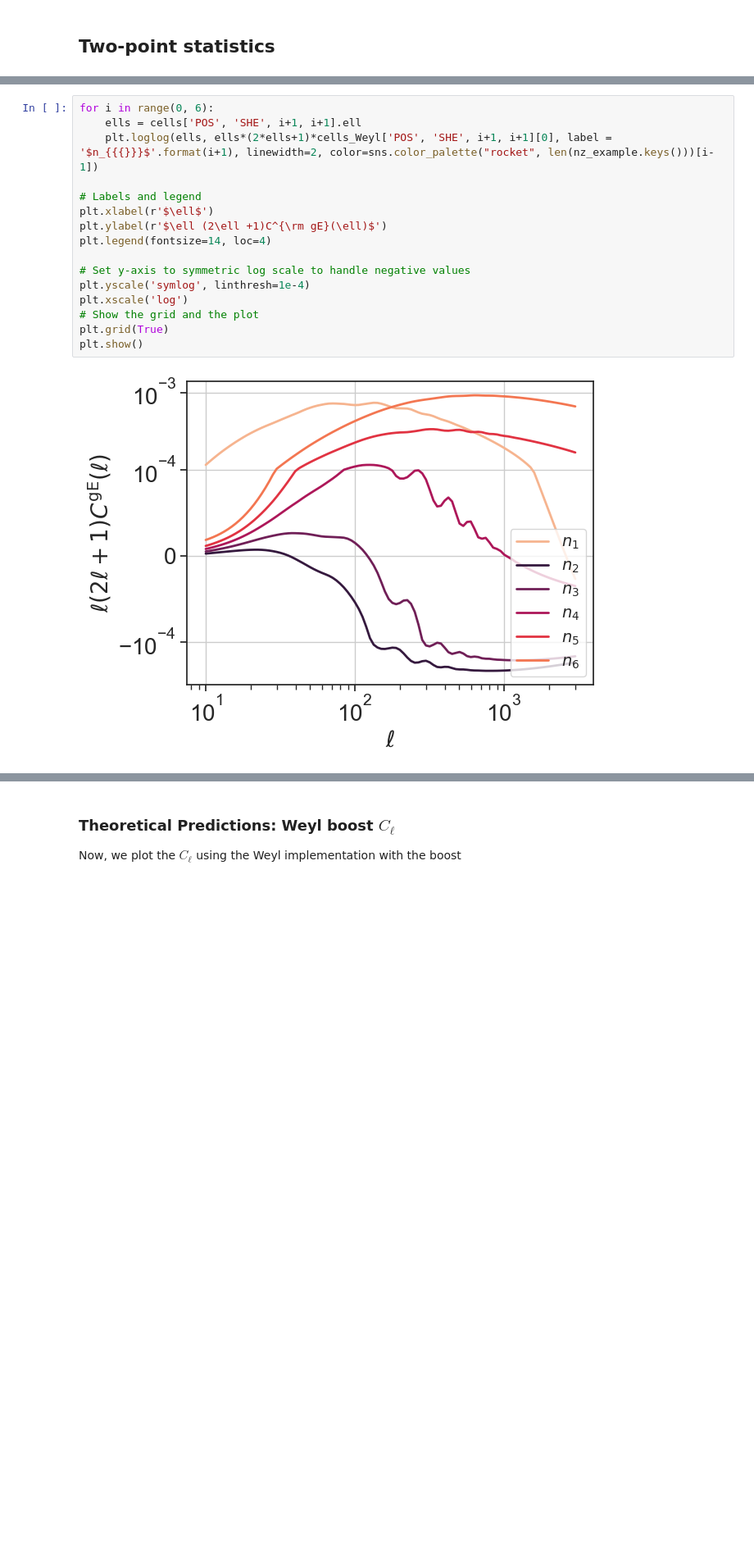
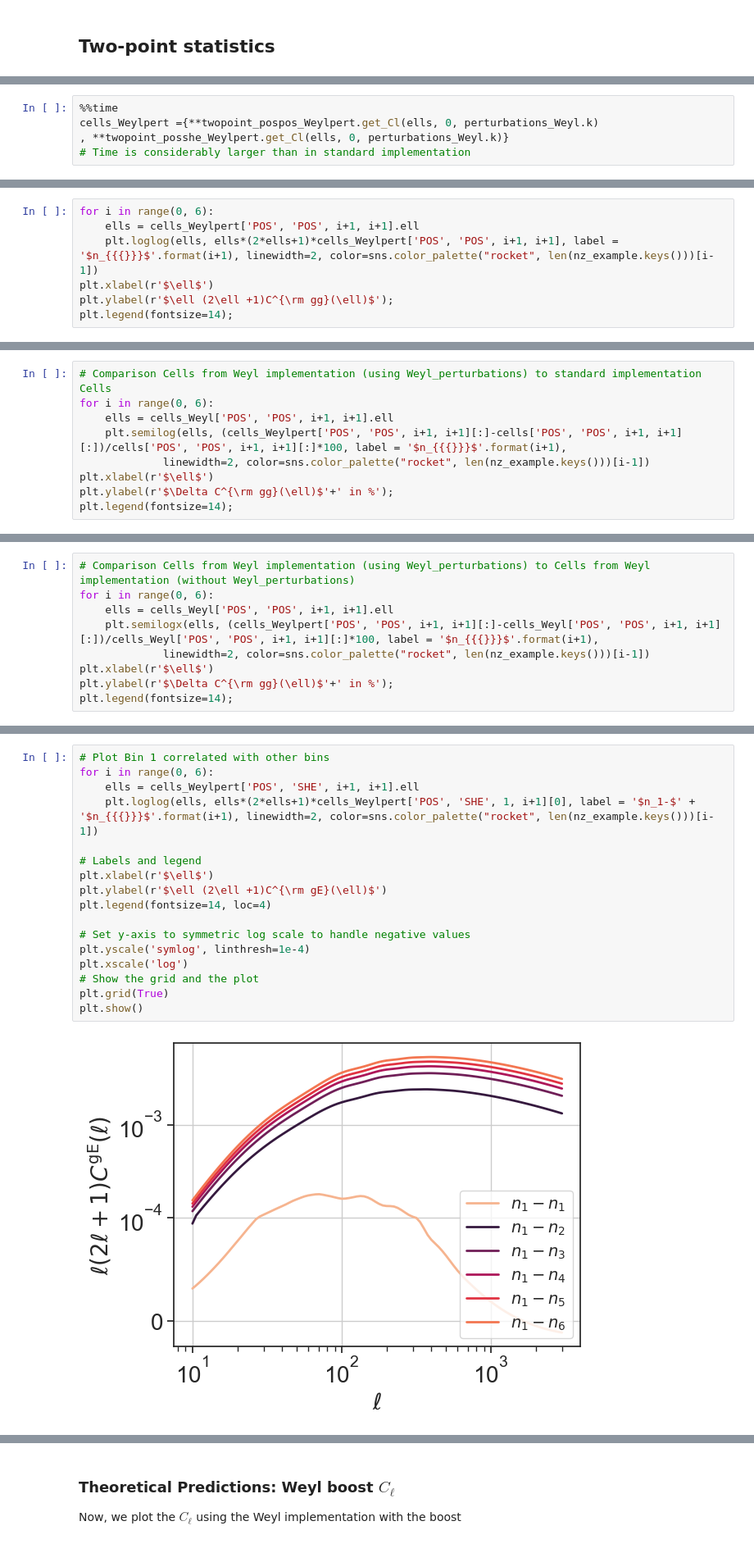
Before and after one commit to cloe-org/playground, a Jupyter notebook: tutorials/observables/photo_Weyl.ipynb, the cells around one changed output, grey strips where cells are left out. Shown at 82% size. Cells and saved outputs as stored; diff of their text form; blank space fills up the shorter version.

```diff
--- a/tutorials/observables/photo_Weyl.ipynb
+++ b/tutorials/observables/photo_Weyl.ipynb
@@ -610,0 +548,5 @@ plt.legend(fontsize=14);
+# %%
+%%time
+cells_Weylpert ={**twopoint_pospos_Weylpert.get_Cl(ells, 0, perturbations_Weyl.k)
+, **twopoint_posshe_Weylpert.get_Cl(ells, 0, perturbations_Weyl.k)}
+# Time is considerably larger than in standard implementation
@@ -610,0 +556,7 @@ plt.legend(fontsize=14);
+# %%
+for i in range(0, 6):
+    ells = cells_Weylpert['POS', 'POS', i+1, i+1].ell
+    plt.loglog(ells, ells*(2*ells+1)*cells_Weylpert['POS', 'POS', i+1, i+1], label = '$n_{{{}}}$'.format(i+1), linewidth=2, color=sns.color_palette("rocket", len(nz_example.keys()))[i-1])
+plt.xlabel(r'$\ell$')
+plt.ylabel(r'$\ell (2\ell +1)C^{\rm gg}(\ell)$');
+plt.legend(fontsize=14);
@@ -610,0 +565,9 @@ plt.legend(fontsize=14);
+# %%
+# Comparison Cells from Weyl implementation (using Weyl_perturbations) to standard implementation Cells
+for i in range(0, 6):
+    ells = cells_Weyl['POS', 'POS', i+1, i+1].ell
+    plt.semilog(ells, (cells_Weylpert['POS', 'POS', i+1, i+1][:]-cells['POS', 'POS', i+1, i+1][:])/cells['POS', 'POS', i+1, i+1][:]*100, label = '$n_{{{}}}$'.format(i+1),
+             linewidth=2, color=sns.color_palette("rocket", len(nz_example.keys()))[i-1])
+plt.xlabel(r'$\ell$')
+plt.ylabel(r'$\Delta C^{\rm gg}(\ell)$'+' in %');
+plt.legend(fontsize=14);
@@ -610,0 +576,9 @@ plt.legend(fontsize=14);
+# %%
+# Comparison Cells from Weyl implementation (using Weyl_perturbations) to Cells from Weyl implementation (without Weyl_perturbations)
+for i in range(0, 6):
+    ells = cells_Weyl['POS', 'POS', i+1, i+1].ell
+    plt.semilogx(ells, (cells_Weylpert['POS', 'POS', i+1, i+1][:]-cells_Weyl['POS', 'POS', i+1, i+1][:])/cells_Weyl['POS', 'POS', i+1, i+1][:]*100, label = '$n_{{{}}}$'.format(i+1),
+             linewidth=2, color=sns.color_palette("rocket", len(nz_example.keys()))[i-1])
+plt.xlabel(r'$\ell$')
+plt.ylabel(r'$\Delta C^{\rm gg}(\ell)$'+' in %');
+plt.legend(fontsize=14);
@@ -611,18 +587,19 @@ plt.legend(fontsize=14);
 # %%
+# Plot Bin 1 correlated with other bins
 for i in range(0, 6):
-    ells = cells['POS', 'SHE', i+1, i+1].ell
-    plt.loglog(ells, ells*(2*ells+1)*cells_Weyl['POS', 'SHE', i+1, i+1][0], label = '$n_{{{}}}$'.format(i+1), linewidth=2, color=sns.color_palette("rocket", len(nz_example.keys()))[i-1])
+    ells = cells_Weylpert['POS', 'SHE', i+1, i+1].ell
+    plt.loglog(ells, ells*(2*ells+1)*cells_Weylpert['POS', 'SHE', 1, i+1][0], label = '$n_1-$' + '$n_{{{}}}$'.format(i+1), linewidth=2, color=sns.color_palette("rocket", len(nz_example.keys()))[i-1])
 
 # Labels and legend
 plt.xlabel(r'$\ell$')
 plt.ylabel(r'$\ell (2\ell +1)C^{\rm gE}(\ell)$')
 plt.legend(fontsize=14, loc=4)
 
 # Set y-axis to symmetric log scale to handle negative values
 plt.yscale('symlog', linthresh=1e-4)
 plt.xscale('log')
 # Show the grid and the plot
 plt.grid(True)
 plt.show()
 # %% [output]
-[figure, old version]
+[figure, new version]
```
Also changed, not shown: parts of 134 cells of this notebook, 1 other file.
